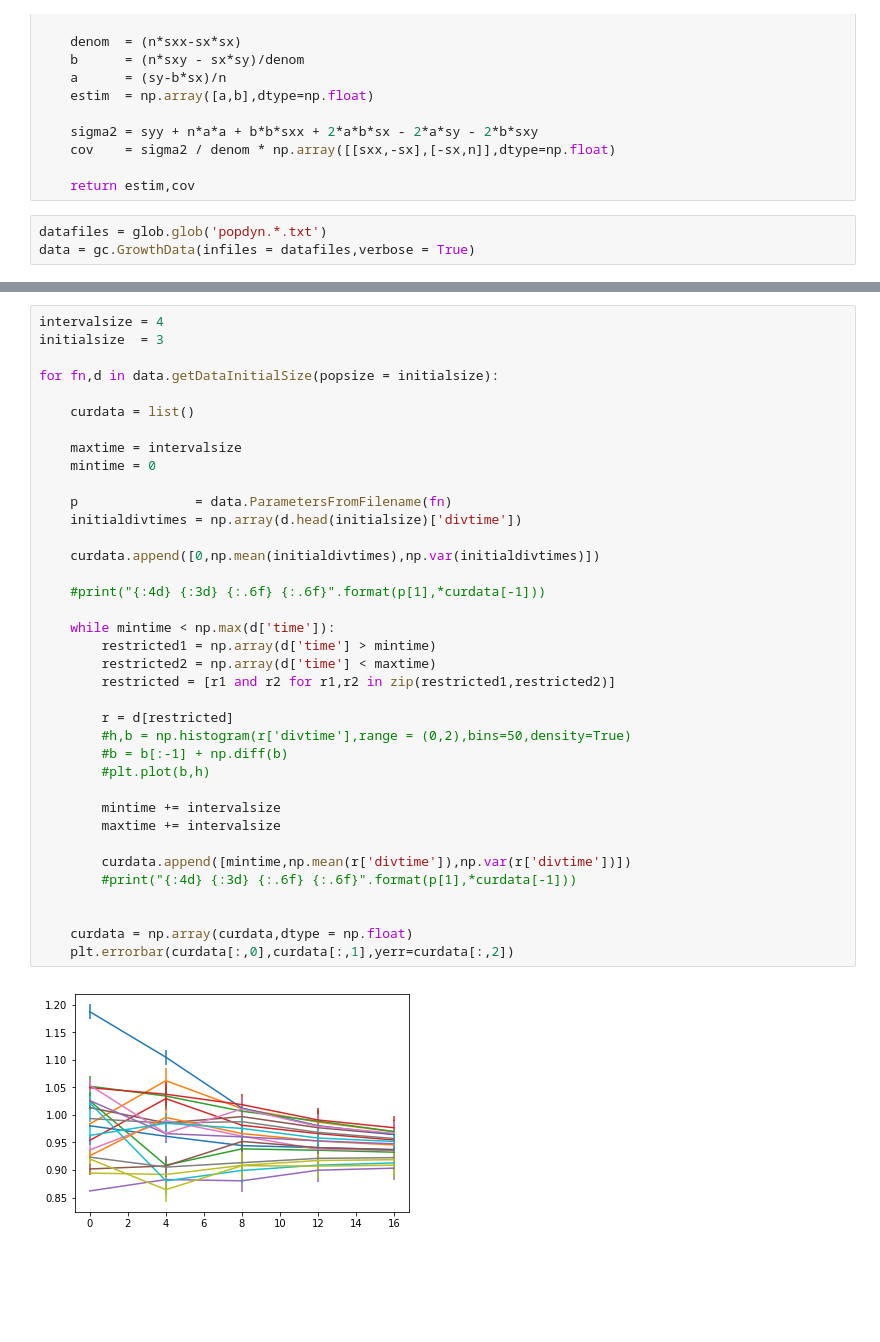
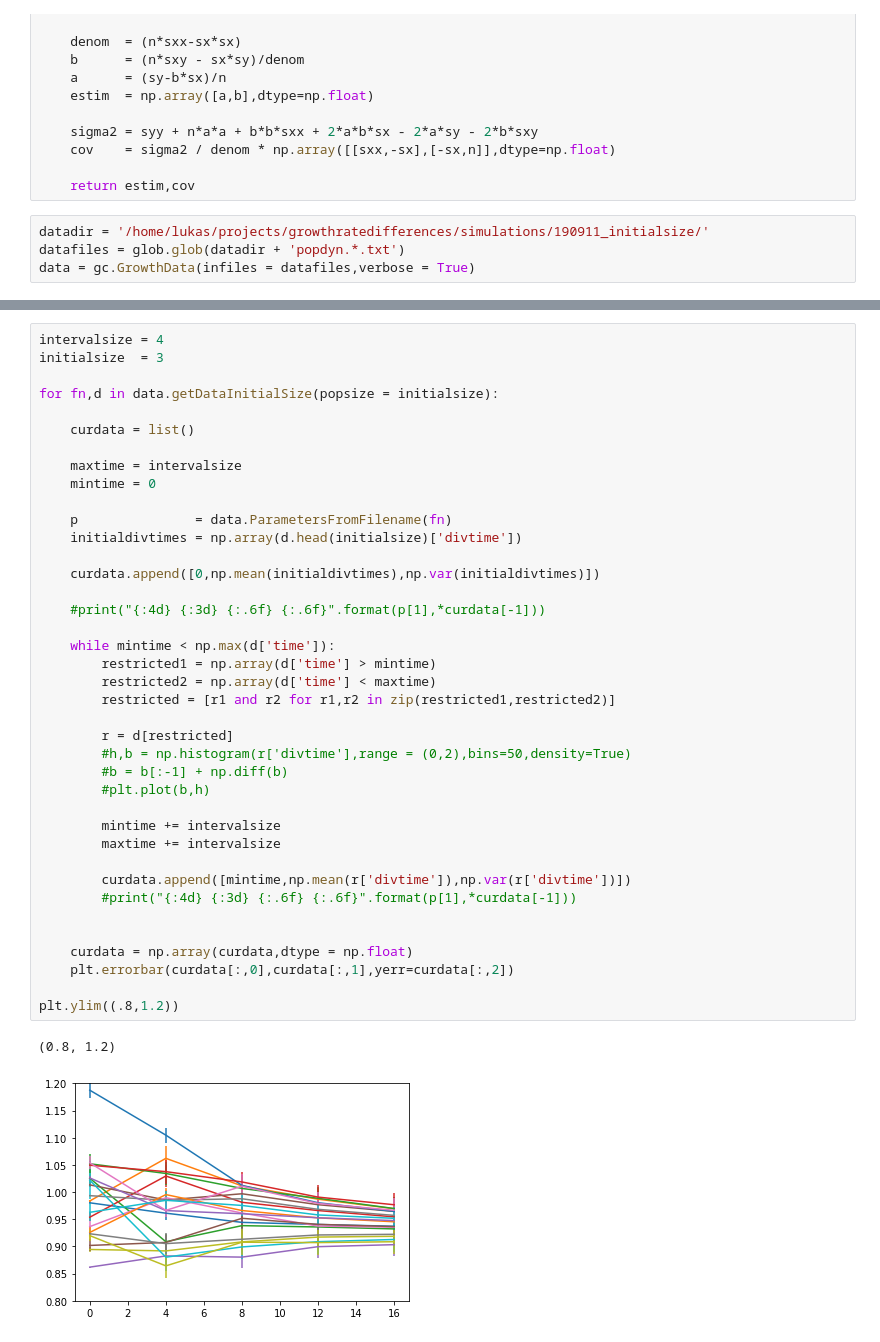
Before and after one commit to lukasgeyrhofer/growth, a Jupyter notebook: analyze_simulationdata.ipynb, the cells around one changed output, grey strips where cells are left out. Saved outputs shown, nothing was run; the diff lists cells and outputs as text; blank space fills up the shorter version.

```diff
--- a/analyze_simulationdata.ipynb
+++ b/analyze_simulationdata.ipynb
@@ -26,6 +26,7 @@ def LMSQ(x,y):
 
     return estim,cov
 # %%
-datafiles = glob.glob('popdyn.*.txt')
+datadir = '/home/lukas/projects/growthratedifferences/simulations/190911_initialsize/'
+datafiles = glob.glob(datadir + 'popdyn.*.txt')
 data = gc.GrowthData(infiles = datafiles,verbose = True)
 # %% [output]
@@ -57,32 +58,35 @@ for fn,d in data.getDataInitialSize(popsize = initialsize):
     maxtime = intervalsize
     mintime = 0
 
     p               = data.ParametersFromFilename(fn)
     initialdivtimes = np.array(d.head(initialsize)['divtime'])
 
     curdata.append([0,np.mean(initialdivtimes),np.var(initialdivtimes)])
 
     #print("{:4d} {:3d} {:.6f} {:.6f}".format(p[1],*curdata[-1]))
 
     while mintime < np.max(d['time']):
         restricted1 = np.array(d['time'] > mintime)
         restricted2 = np.array(d['time'] < maxtime)
         restricted = [r1 and r2 for r1,r2 in zip(restricted1,restricted2)]
 
         r = d[restricted]
         #h,b = np.histogram(r['divtime'],range = (0,2),bins=50,density=True)
         #b = b[:-1] + np.diff(b)
         #plt.plot(b,h)
 
         mintime += intervalsize
         maxtime += intervalsize
 
         curdata.append([mintime,np.mean(r['divtime']),np.var(r['divtime'])])
         #print("{:4d} {:3d} {:.6f} {:.6f}".format(p[1],*curdata[-1]))
 
 
     curdata = np.array(curdata,dtype = np.float)
     plt.errorbar(curdata[:,0],curdata[:,1],yerr=curdata[:,2])
+
+plt.ylim((.8,1.2))
 # %% [output]
+(0.8, 1.2)
-[figure, old version]
+[figure, new version]
 # %%
```
Also changed, not shown: parts of 3 cells of this notebook, 2 other files.
